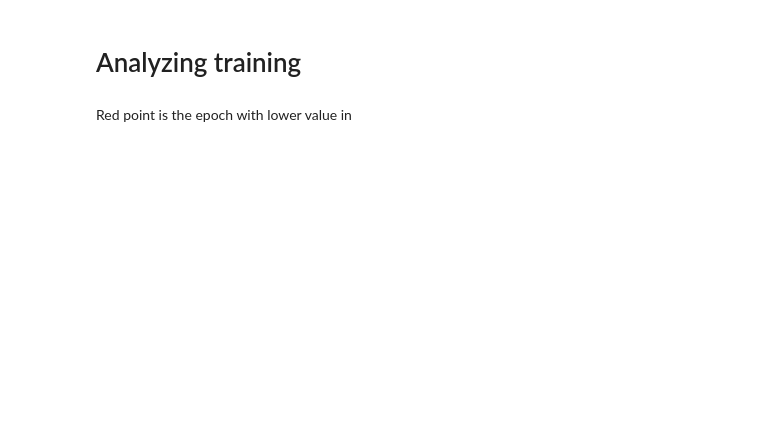
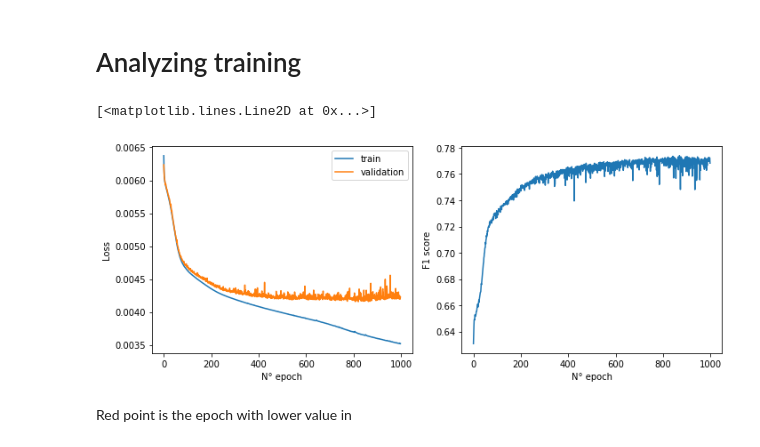
Before and after one commit to leoBravoRain/thesis, a Jupyter notebook: work/thesis/train_classifier.ipynb, the cells around one changed output. Saved outputs shown, nothing was run; the diff lists cells and outputs as text; code cells hidden in the pictures; blank space fills up the shorter version.

```diff
--- a/work/thesis/train_classifier.ipynb
+++ b/work/thesis/train_classifier.ipynb
@@ -781,29 +866,32 @@ SystemExit: Exit from code, because we are in cluster or running locally. Traini
 # %%
 # load losses array
 losses = pd.read_csv("/home/leo/Desktop/thesis/work/thesis/experiments/"+ number_experiment + "/training_losses.csv")
 
 # f1 scores
 f1Scores = pd.read_csv("/home/leo/Desktop/thesis/work/thesis/experiments/"+ number_experiment + "/f1Scores.csv")
 
 # plot losses
 fig, ax = plt.subplots(1, 2, figsize = (10,4), tight_layout = True)
 
 # loss
 ax[0].set_xlabel("N° epoch")
 ax[0].set_ylabel("Loss")
 ax[0].plot(losses.iloc[:, 0], label = "train")
 ax[0].plot(losses.iloc[:, 1], label = "validation")
-ax[0].scatter(429, 0.000845159766508081, c = "r", linewidths = 10)
+# ax[0].scatter(429, 0.000845159766508081, c = "r", linewidths = 10)
 ax[0].legend()
 
 # f1 scores
 ax[1].set_xlabel("N° epoch")
 ax[1].set_ylabel("F1 score")
 ax[1].plot(f1Scores)
-ax[1].scatter(429, f1Scores.iloc[428], c = "r", linewidths = 10)
+# ax[1].scatter(429, f1Scores.iloc[428], c = "r", linewidths = 10)
 
 
 # ax[0].scatter(429, 0)
+# %% [output]
+[<matplotlib.lines.Line2D at 0x...>]
+[figure, added]
 # %% [markdown]
 Red point is the epoch with lower value in
 # %%
```
Also changed, not shown: parts of 17 cells of this notebook, 2 other files.
